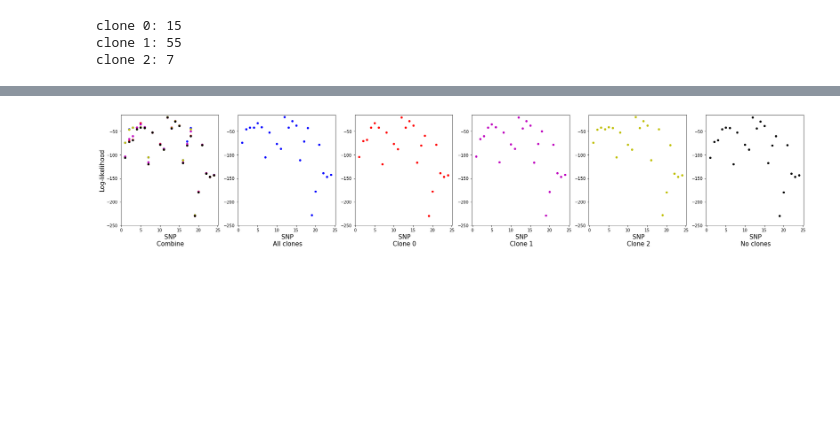
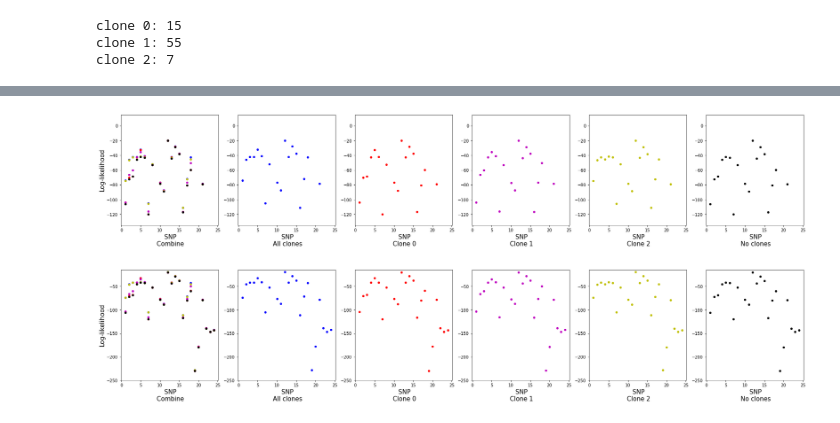
Before and after one commit to StatBiomed/GLM-hackathon, a Jupyter notebook: Betabin/Betabin_MQuad.ipynb, the cells around one changed output, grey strips where cells are left out. Saved outputs shown, nothing was run; the diff lists cells and outputs as text; code cells hidden in the pictures; blank space fills up the shorter version.

```diff
--- a/Betabin/Betabin_MQuad.ipynb
+++ b/Betabin/Betabin_MQuad.ipynb
@@ -232,3 +237,38 @@ plt.show()
+# %%
+SNPS = np.arange(1, 25, dtype = int)
+fig, (ax1, ax2, ax3, ax4, ax5, ax6) = plt.subplots(1, 6)
+fig.set_size_inches(30, 5)
+ax1.set_xlabel("  SNP \n Combine", fontsize = 15)
+ax1.set_ylabel("Log-likelihood", fontsize = 15)
+ax2.set_xlabel("  SNP \n All clones", fontsize = 15)
+ax3.set_xlabel("  SNP \n Clone 0", fontsize = 15)
+ax4.set_xlabel("  SNP \n Clone 1", fontsize = 15)
+ax5.set_xlabel("  SNP \n Clone 2", fontsize = 15)
+ax6.set_xlabel("  SNP \n No clones", fontsize = 15)
+ax1.scatter(SNPS, all_LL, s = 20, c ='b')
+ax1.scatter(SNPS, clone0_LL, s = 20, c ='r')
+ax1.scatter(SNPS, clone1_LL, s = 20, c ='m')
+ax1.scatter(SNPS, clone2_LL, s = 20, c ='y')
+ax1.scatter(SNPS, nil_LL, s = 20, c ='k')
+ax2.scatter(SNPS, all_LL, s = 20, c ='b')
+ax3.scatter(SNPS, clone0_LL, s = 20, c ='r')
+ax4.scatter(SNPS, clone1_LL, s = 20, c ='m')
+ax5.scatter(SNPS, clone2_LL, s = 20, c ='y')
+ax6.scatter(SNPS, nil_LL, s = 20, c ='k')
+ax2.set_xlim(ax1.get_xlim())
+ax3.set_xlim(ax1.get_xlim())
+ax4.set_xlim(ax1.get_xlim())
+ax5.set_xlim(ax1.get_xlim())
+ax6.set_xlim(ax1.get_xlim())
+ax1.set_ylim((-135, 15))
+ax2.set_ylim(ax1.get_ylim())
+ax3.set_ylim(ax1.get_ylim())
+ax4.set_ylim(ax1.get_ylim())
+ax5.set_ylim(ax1.get_ylim())
+ax6.set_ylim(ax1.get_ylim())
+plt.show()
+# %% [output]
+[figure, added]
 # %%
 SNPS = np.arange(1, 25, dtype = int)
 fig, (ax1, ax2, ax3, ax4, ax5, ax6) = plt.subplots(1, 6)
```
Also changed, not shown: parts of 7 cells of this notebook.
